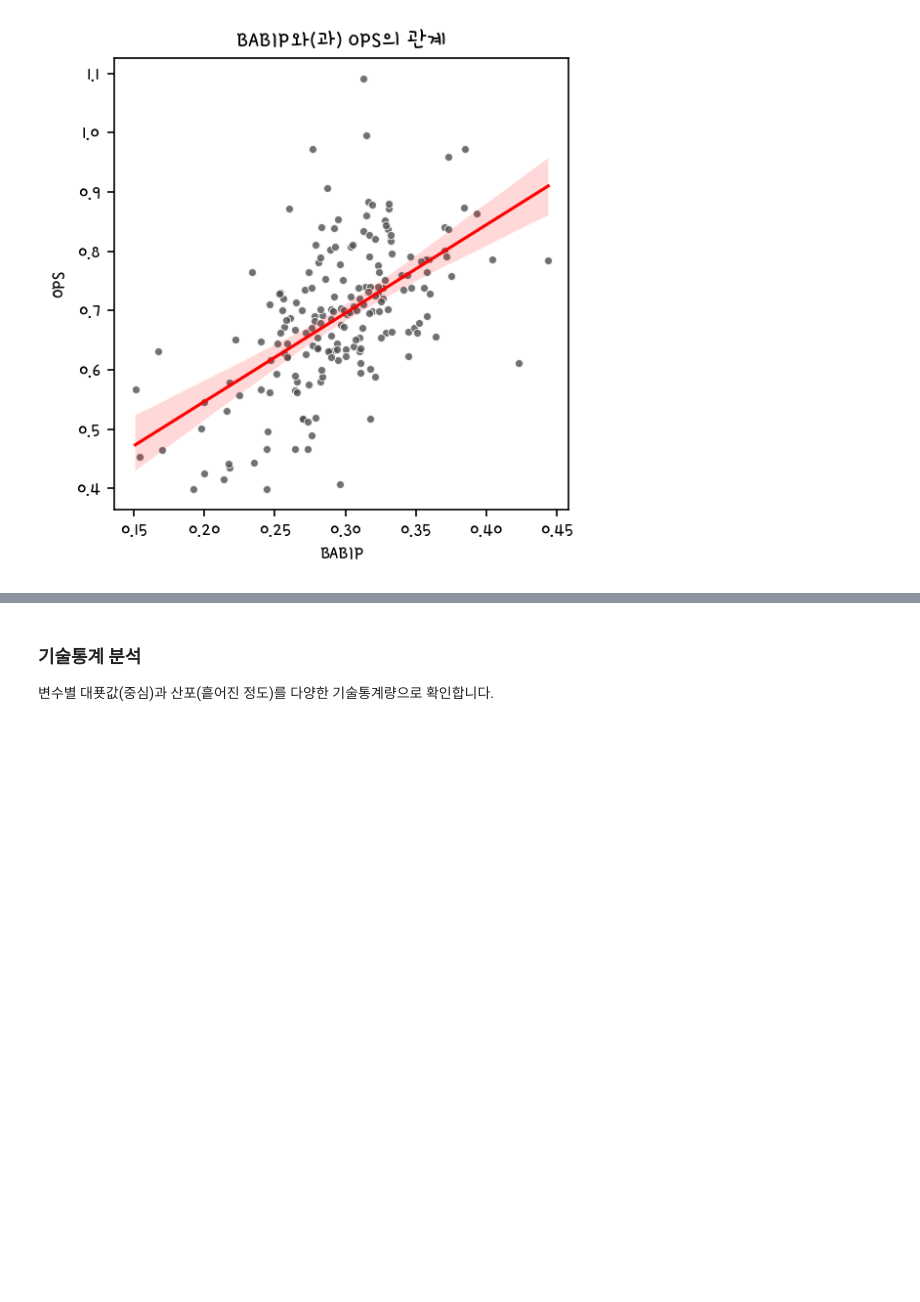
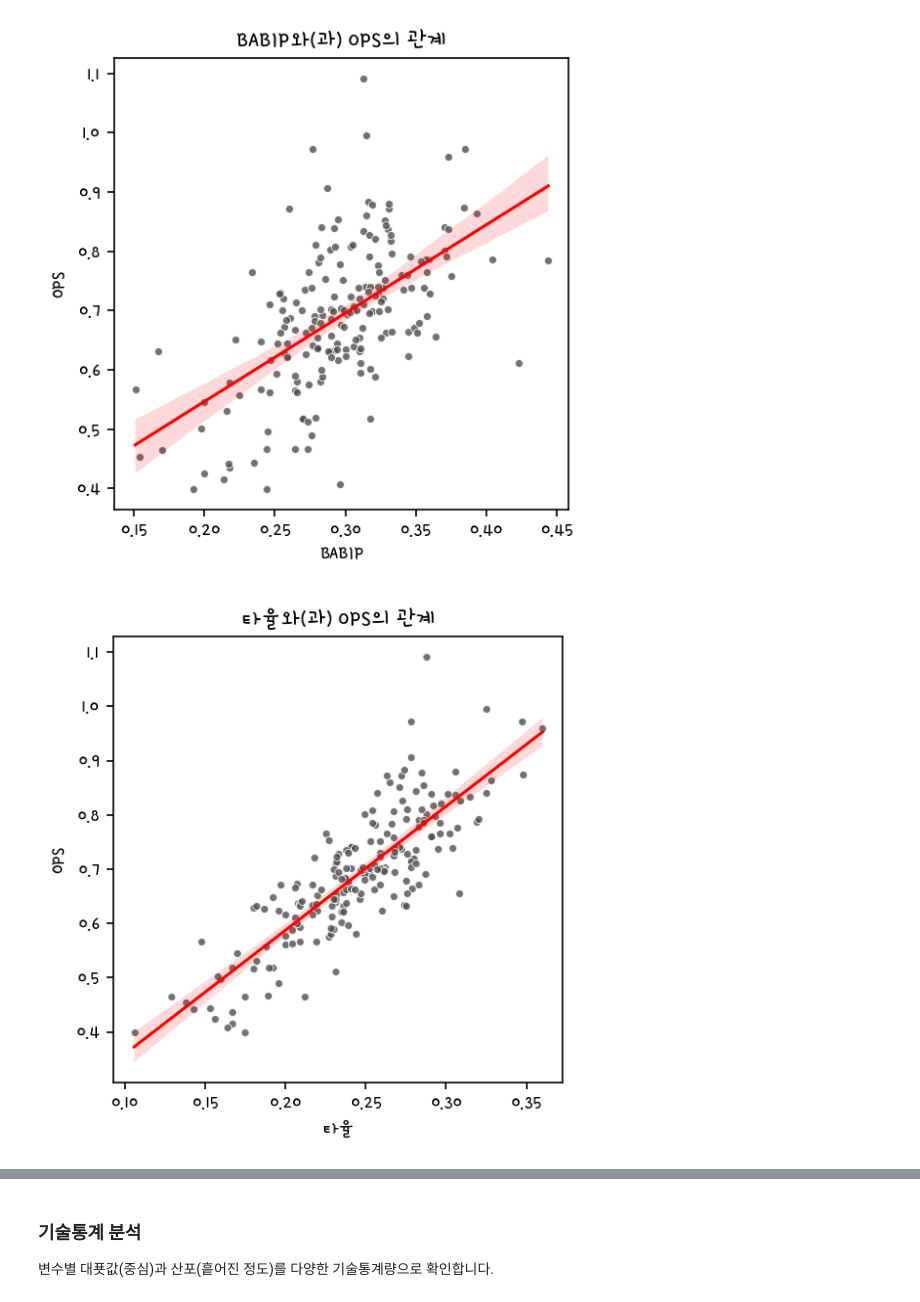
Before and after one commit to hjun8111/Harim, a Jupyter notebook: exercise/Python Advanced Exercise Day 1.ipynb, the cells around one changed output, grey strips where cells are left out. Saved outputs shown, nothing was run; the diff lists cells and outputs as text; code cells hidden in the pictures; blank space fills up the shorter version.

```diff
--- a/exercise/Python Advanced Exercise Day 1.ipynb
+++ b/exercise/Python Advanced Exercise Day 1.ipynb
@@ -342,7 +342,9 @@ hds.plot_regression(data = kbo, x = 'BABIP', y = 'OPS')
 # %%
 # 타율과 OPS의 산점도를 그립니다.
 # [힌트] hds.plot_regression() 함수를 사용하세요.
-hds.plot_regression()
+hds.plot_regression(data = kbo, x = '타율', y = 'OPS')
+# %% [output]
+[figure, added]
 # %%
 # 출루율과 OPS의 산점도를 그립니다.
 # [힌트] hds.plot_regression() 함수를 사용하세요.
```
Also changed, not shown: parts of 18 cells of this notebook.
